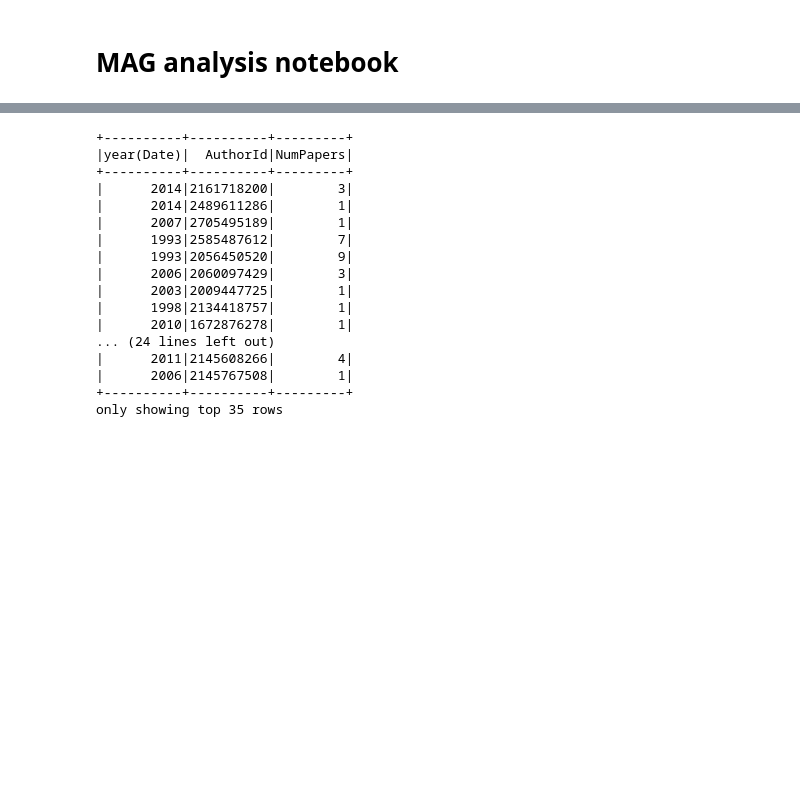
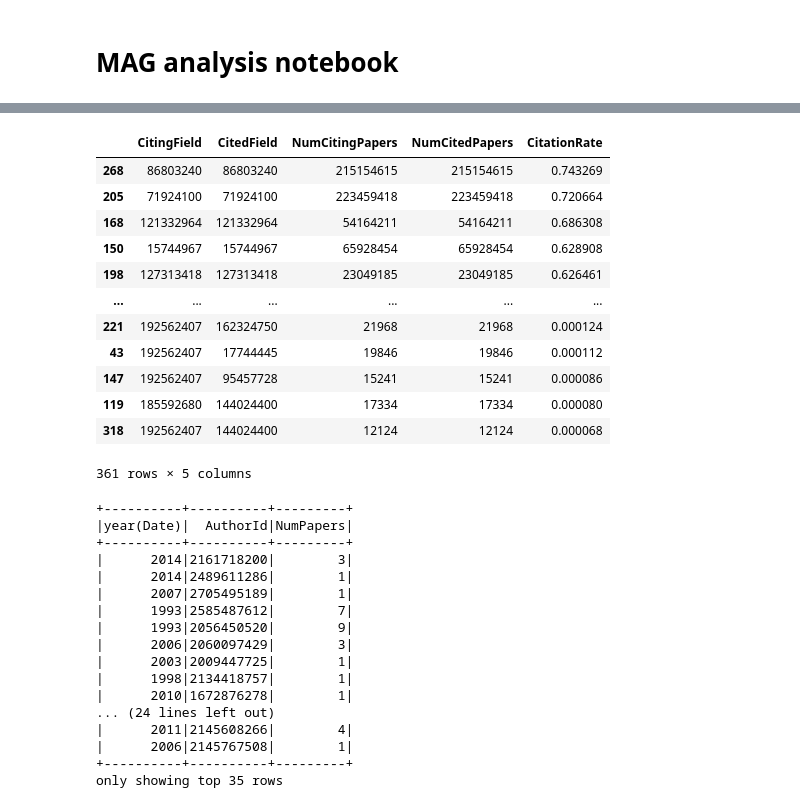
Before and after one commit to buschbirk/CentralityFairness, a Jupyter notebook: MAG analysis notebook.ipynb, the cells around one changed output, grey strips where cells are left out. Cells and saved outputs as stored; diff of their text form; code cells hidden in the pictures; blank space fills up the shorter version.

```diff
--- a/MAG analysis notebook.ipynb
+++ b/MAG analysis notebook.ipynb
@@ -151,0 +235,23 @@ gender_per_discipline_df.to_csv("MAG_FILES/AuthorshipsPerGenderAndField.csv", in
+# %%
+def citations_by_discipline(mag):
+
+    paper_references = mag.getDataframe('PaperReferences')
+    paper_field = mag.getDataframe('PaperRootFieldMag')
+
+    query = """
+        SELECT
+        prf1.FieldOfStudyId as CitingField,
+        prf2.FieldOfStudyId as CitedField,
+        COUNT(DISTINCT(pr.PaperId)) as NumCitingPapers,
+        COUNT(pr.PaperReferenceId) as NumCitedPapers
+        FROM PaperReferences pr
+        INNER JOIN PaperRootFieldMag prf1 ON pr.PaperId = prf1.PaperId
+        INNER JOIN PaperRootFieldMag prf2 ON pr.PaperReferenceId = prf2.PaperId
+        GROUP BY prf1.FieldOfStudyId, prf2.FieldOfStudyId
+    """
+
+    discipline_citations = mag.query_sql(query)
+    return discipline_citations
+# %%
+discipline_citations = citations_by_discipline(mag)
+discipline_citations_df = discipline_citations.toPandas()
@@ -151,0 +274,19 @@ gender_per_discipline_df.to_csv("MAG_FILES/AuthorshipsPerGenderAndField.csv", in
+# %%
+citing_field_sums = discipline_citations_df.groupby('CitingField').sum().to_dict('index')
+# %%
+discipline_citations_df['CitationRate'] = discipline_citations_df.apply(lambda x: x['NumCitedPapers'] / citing_field_sums[x['CitingField']]['NumCitedPapers'], axis=1)
+discipline_citations_df.sort_values(by='CitationRate', ascending=False)
+# %% [output]
+|  | CitingField | CitedField | NumCitingPapers | NumCitedPapers | CitationRate |
+| 268 | 86803240 | 86803240 | 215154615 | 215154615 | 0.743269 |
+| 205 | 71924100 | 71924100 | 223459418 | 223459418 | 0.720664 |
+| 168 | 121332964 | 121332964 | 54164211 | 54164211 | 0.686308 |
+| 150 | 15744967 | 15744967 | 65928454 | 65928454 | 0.628908 |
+| 198 | 127313418 | 127313418 | 23049185 | 23049185 | 0.626461 |
+| ... | ... | ... | ... | ... | ... |
+| 221 | 192562407 | 162324750 | 21968 | 21968 | 0.000124 |
+| 43 | 192562407 | 17744445 | 19846 | 19846 | 0.000112 |
+| 147 | 192562407 | 95457728 | 15241 | 15241 | 0.000086 |
+| 119 | 185592680 | 144024400 | 17334 | 17334 | 0.000080 |
+| 318 | 192562407 | 144024400 | 12124 | 12124 | 0.000068 |
+361 rows × 5 columns
```
Also changed, not shown: parts of 24 cells of this notebook, 8 other files.
